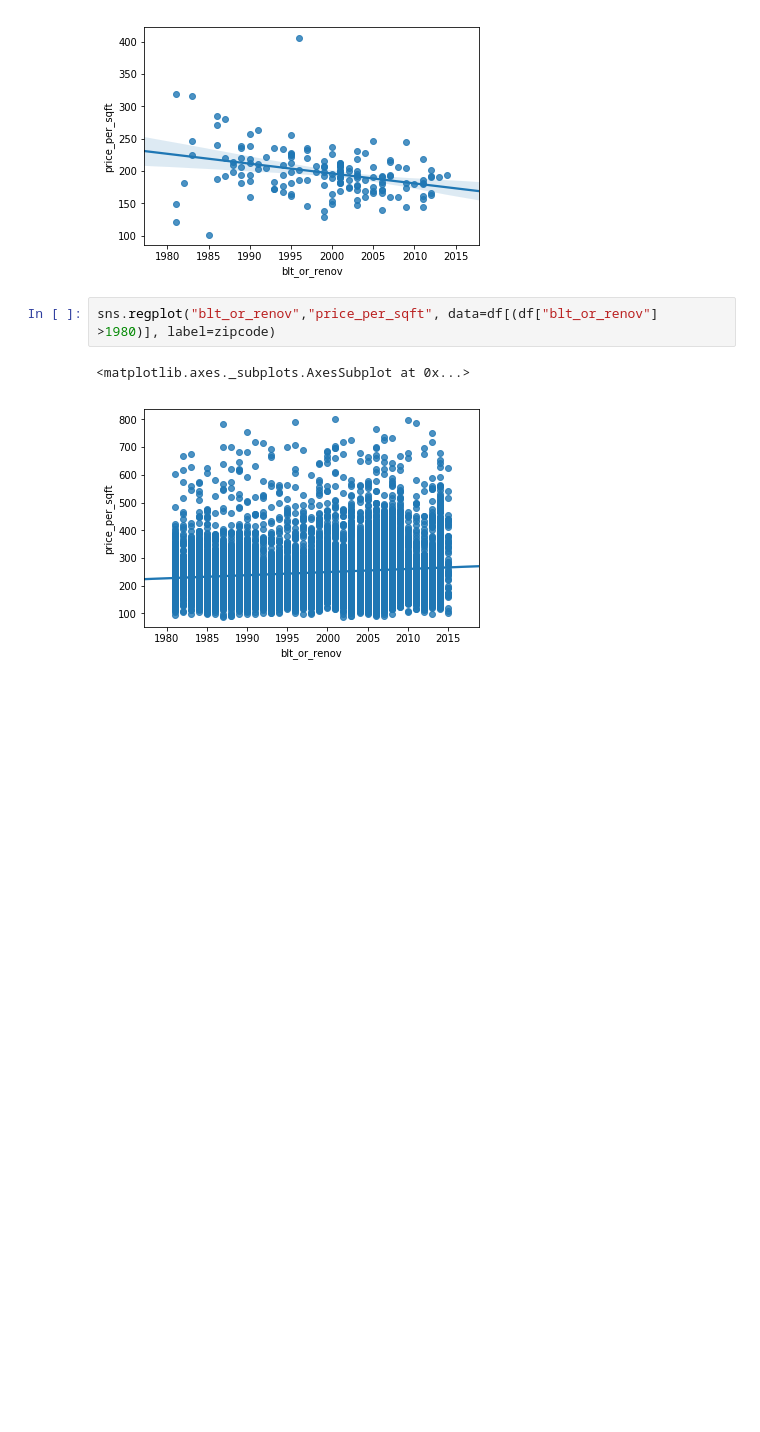
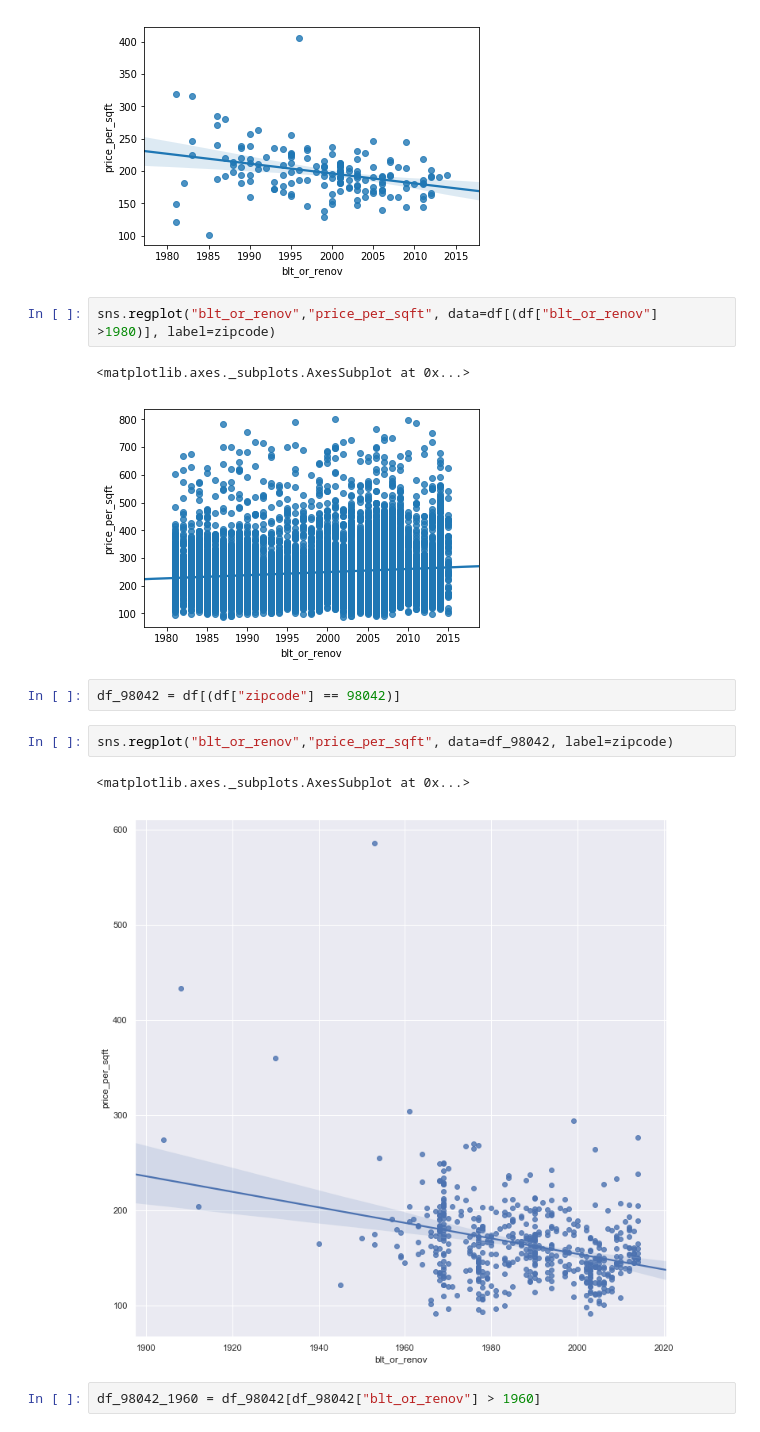
Before and after one commit to angelmanzur/LinearRegression_Proj1, a Jupyter notebook: rennovation_vs_price.ipynb, the cells around one changed output. Cells and saved outputs as stored; diff of their text form; blank space fills up the shorter version.

```diff
--- a/rennovation_vs_price.ipynb
+++ b/rennovation_vs_price.ipynb
@@ -167,3 +176,12 @@ sns.regplot("blt_or_renov","price_per_sqft", data=df[(df["blt_or_renov"] >1980)]
 # %% [output]
 <matplotlib.axes._subplots.AxesSubplot at 0x...>
 [figure]
+# %%
+df_98042 = df[(df["zipcode"] == 98042)]
+# %%
+sns.regplot("blt_or_renov","price_per_sqft", data=df_98042, label=zipcode)
+# %% [output]
+<matplotlib.axes._subplots.AxesSubplot at 0x...>
+[figure, added]
+# %%
+df_98042_1960 = df_98042[df_98042["blt_or_renov"] > 1960]
```
Also changed, not shown: parts of 20 cells of this notebook, 1 other file.
